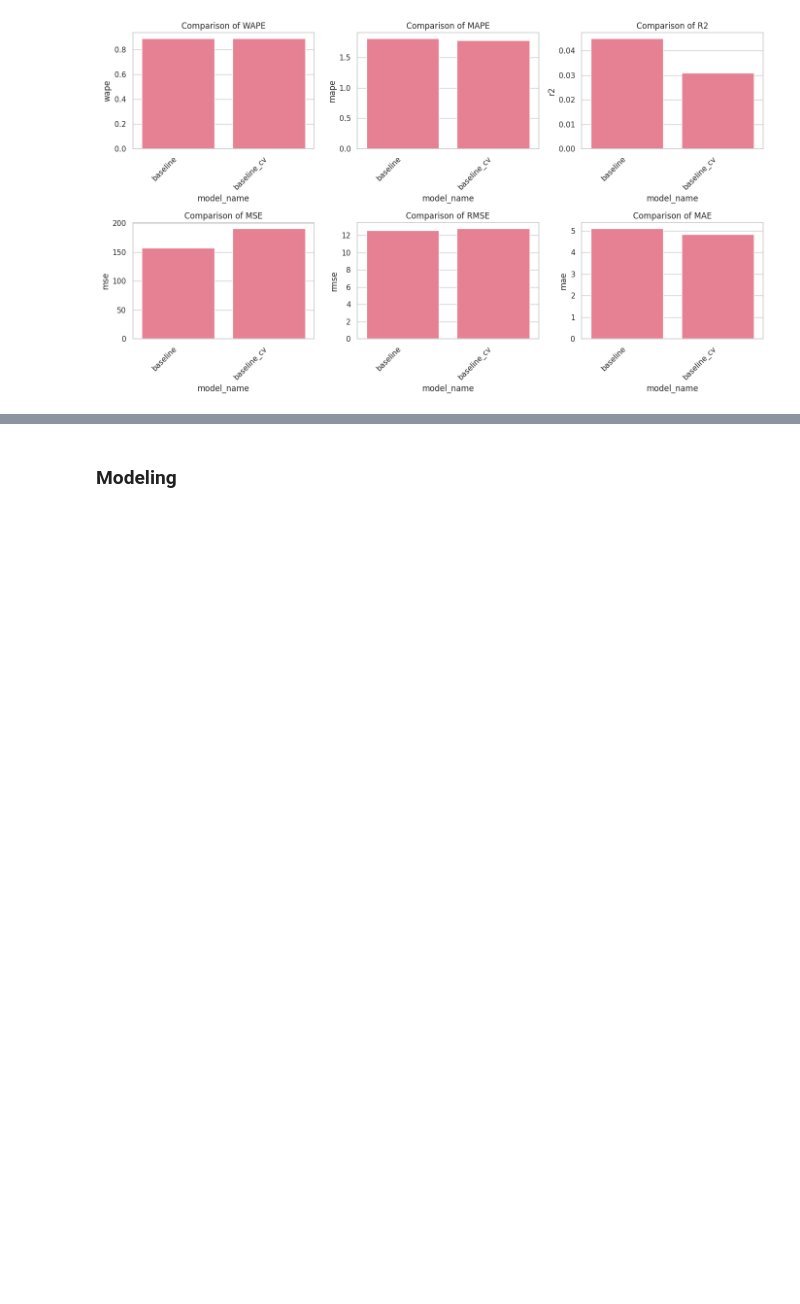
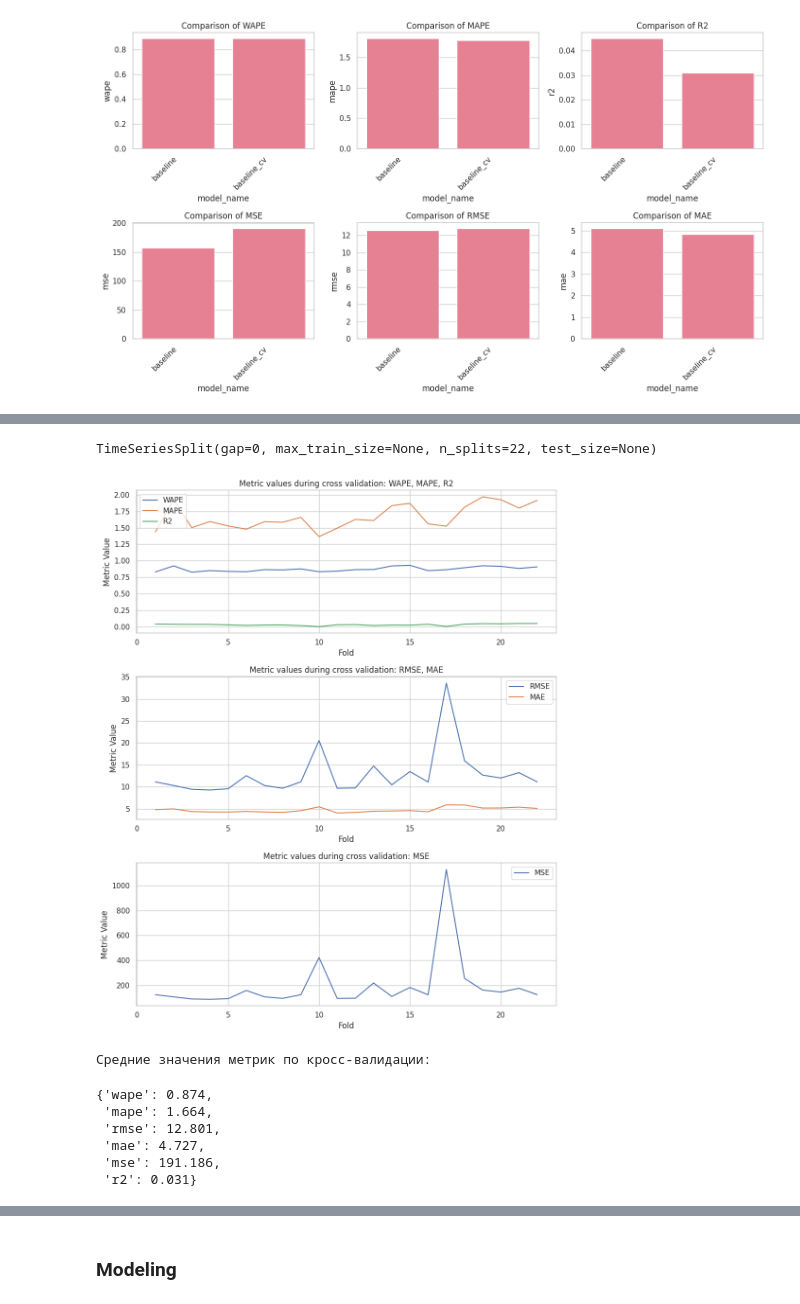
Before and after one commit to denis-42ds/demand_forecast_lenta, a Jupyter notebook: demand_forecast.ipynb, the cells around one changed output, grey strips where cells are left out. Drawn from its saved outputs; the diff is of its cells as text; code cells hidden in the pictures; blank space fills up the shorter version.

Commit message:
feature engineering & linear regression added

```diff
--- a/demand_forecast.ipynb
+++ b/demand_forecast.ipynb
@@ -1049,0 +868,6 @@ def data_encoding(X_train, X_test):
+# %%
+df_new_feat = sales_explorer.feature_engineering(dataset=clean_df,
+                                                 target='pr_sales_in_units',
+                                                 date_column='date',
+                                                 group_columns=['st_id', 'pr_sku_id', 'pr_sales_type_id'],
+                                                 window_size=14)
@@ -1049,0 +889,4 @@ def data_encoding(X_train, X_test):
+# %%
+X_train, y_train, X_test, y_test = sales_explorer.data_splitting(dataset=df_new_feat,
+                                                                 pred_period=DAYS_PRED,
+                                                                 target='pr_sales_in_units')
@@ -1049,0 +899,22 @@ def data_encoding(X_train, X_test):
+# %%
+tscv = TimeSeriesSplit(n_splits=math.floor(X_train.shape[0] / X_test.shape[0]))
+tscv
+# %% [output]
+TimeSeriesSplit(gap=0, max_train_size=None, n_splits=22, test_size=None)
+# %%
+valid_metrics, pipeline = sales_explorer.model_fitting(model_name='Linear Regression',
+                                                       train_features=X_train.drop(['pr_sku_id'], axis=1),
+                                                       train_labels=y_train,
+                                                       assets_dir=ASSETS_DIR,
+                                                       tscv=tscv,
+                                                       params=None,
+                                                       params_selection=False)
+# %% [output]
+[figure, added]
+Средние значения метрик по кросс-валидации:
+{'wape': 0.874,
+ 'mape': 1.664,
+ 'rmse': 12.801,
+ 'mae': 4.727,
+ 'mse': 191.186,
+ 'r2': 0.031}
```
Also changed, not shown: parts of 49 cells of this notebook, 4 other files.
